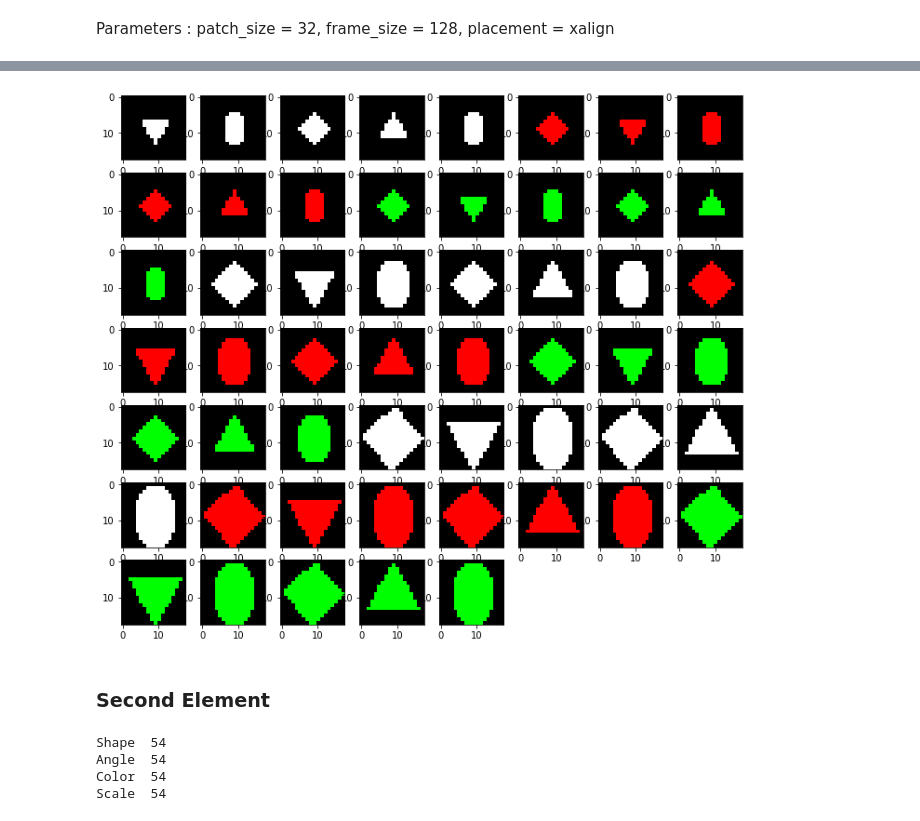
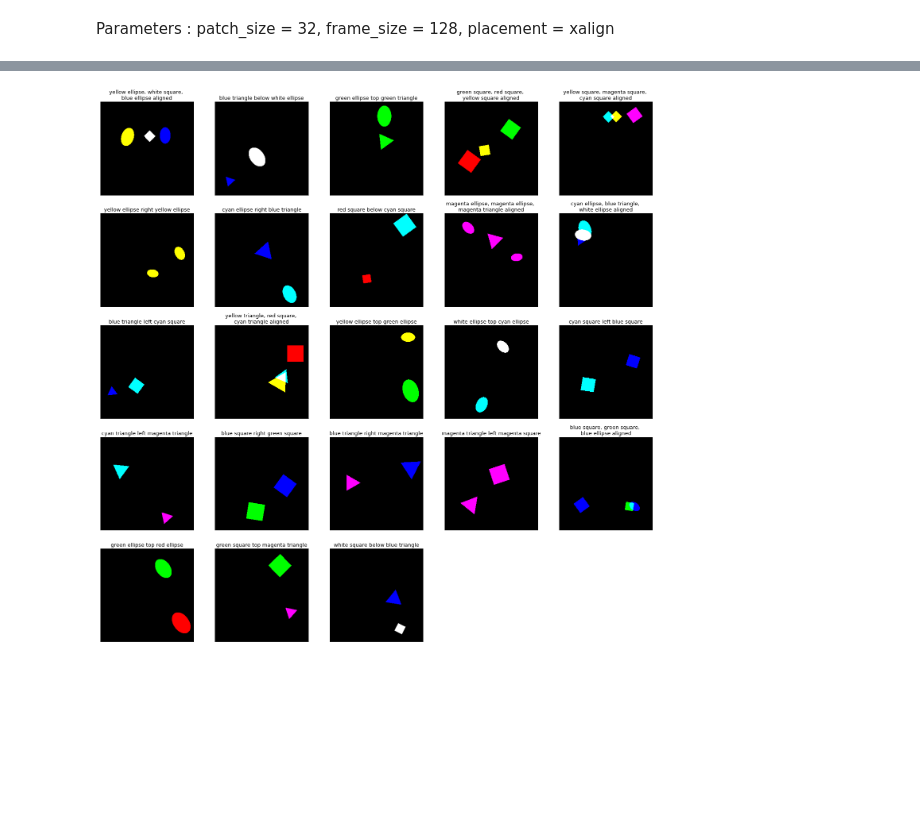
Before and after one commit to GpNico/MultiObjectDatasetCreator, a Jupyter notebook: Visualization.ipynb, the cells around one changed output, grey strips where cells are left out. Cells and saved outputs as stored; diff of their text form; code cells hidden in the pictures; blank space fills up the shorter version.

Commit message:
Major Updates : main content of the multi dSprites data set generator

```diff
--- a/Visualization.ipynb
+++ b/Visualization.ipynb
@@ -119,21 +95,19 @@ Shape  (18, 18, 3)
+# %%
+data_path = 'generated/custom/multi_dsprites_test_4.npz'
+data = np.load(data_path, allow_pickle=True)
+# %%
+x = np.asarray(data['x'], dtype=np.float32) / 255
+labels = data['labels']
 # %%
-fig=plt.figure(figsize=(12, 12))
-N_images = len(res[0])
+fig=plt.figure(figsize=(25, 25))
+N_images = 24
+axs = [None]*N_images
 for i in range(1,N_images):
-    fig.add_subplot(int(np.sqrt(N_images)) +1 , int(np.sqrt(N_images))+1, i)
-    plt.imshow(res[0][i])
+    axs[i] = fig.add_subplot(int(np.sqrt(N_images)) +1 , int(np.sqrt(N_images))+1, i)
+    axs[i].set_title(labels[i][1], fontdict = {'fontsize': 13})
+    axs[i].set_xticks([])
+    axs[i].set_yticks([])
+    plt.imshow(x[i])
 plt.show()
 # %% [output]
-[figure, old version]
+[figure, new version]
-# %% [markdown]
-### Second Element
-# %%
-print("Shape ", len(res[1]['shape']))
-print("Angle ", len(res[1]['angle']))
-print("Color ", len(res[1]['color']))
-print("Scale ", len(res[1]['scale']))
-# %% [output]
-Shape  54
-Angle  54
-Color  54
-Scale  54
```
Also changed, not shown: parts of 26 cells of this notebook, 10 other files.
